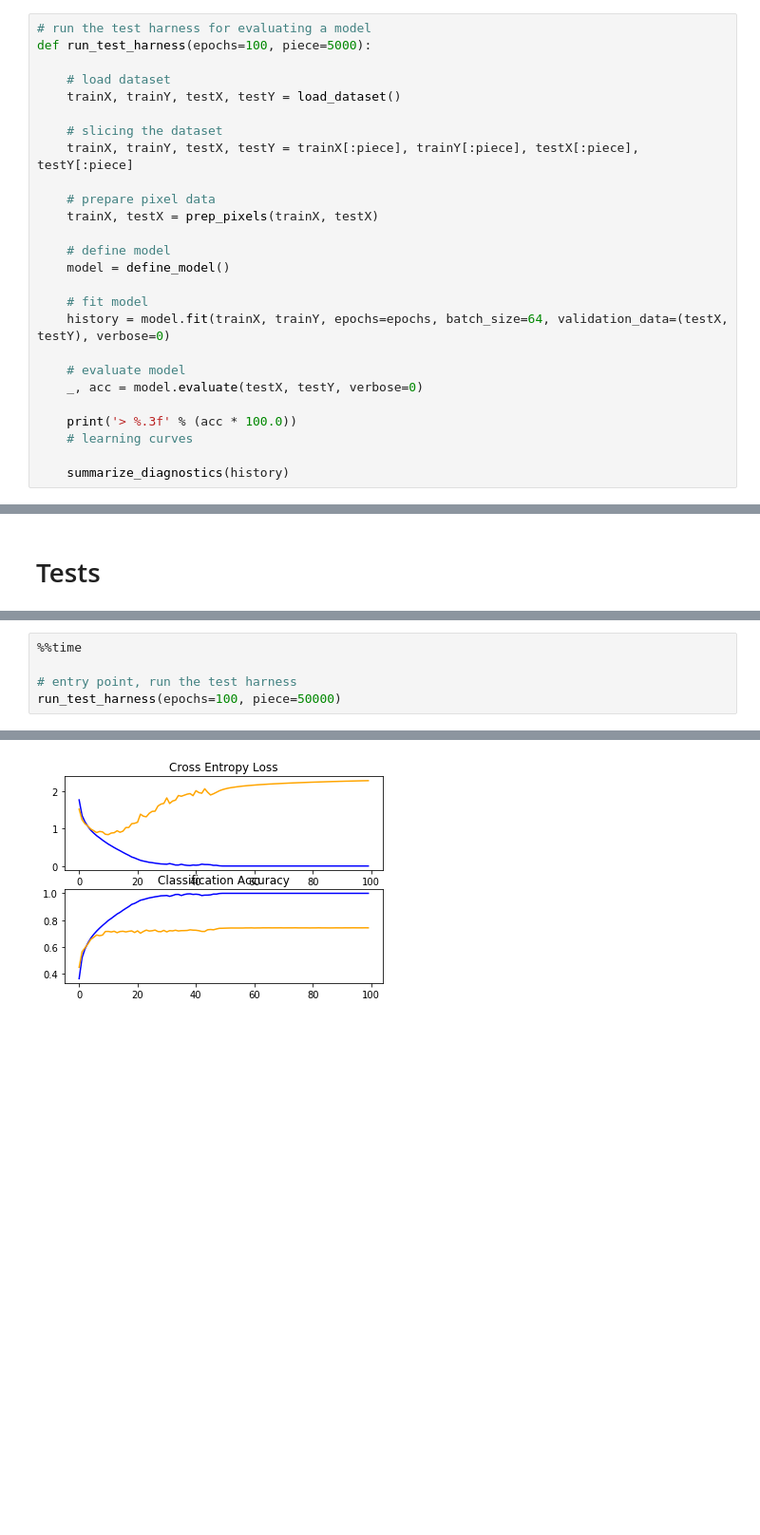
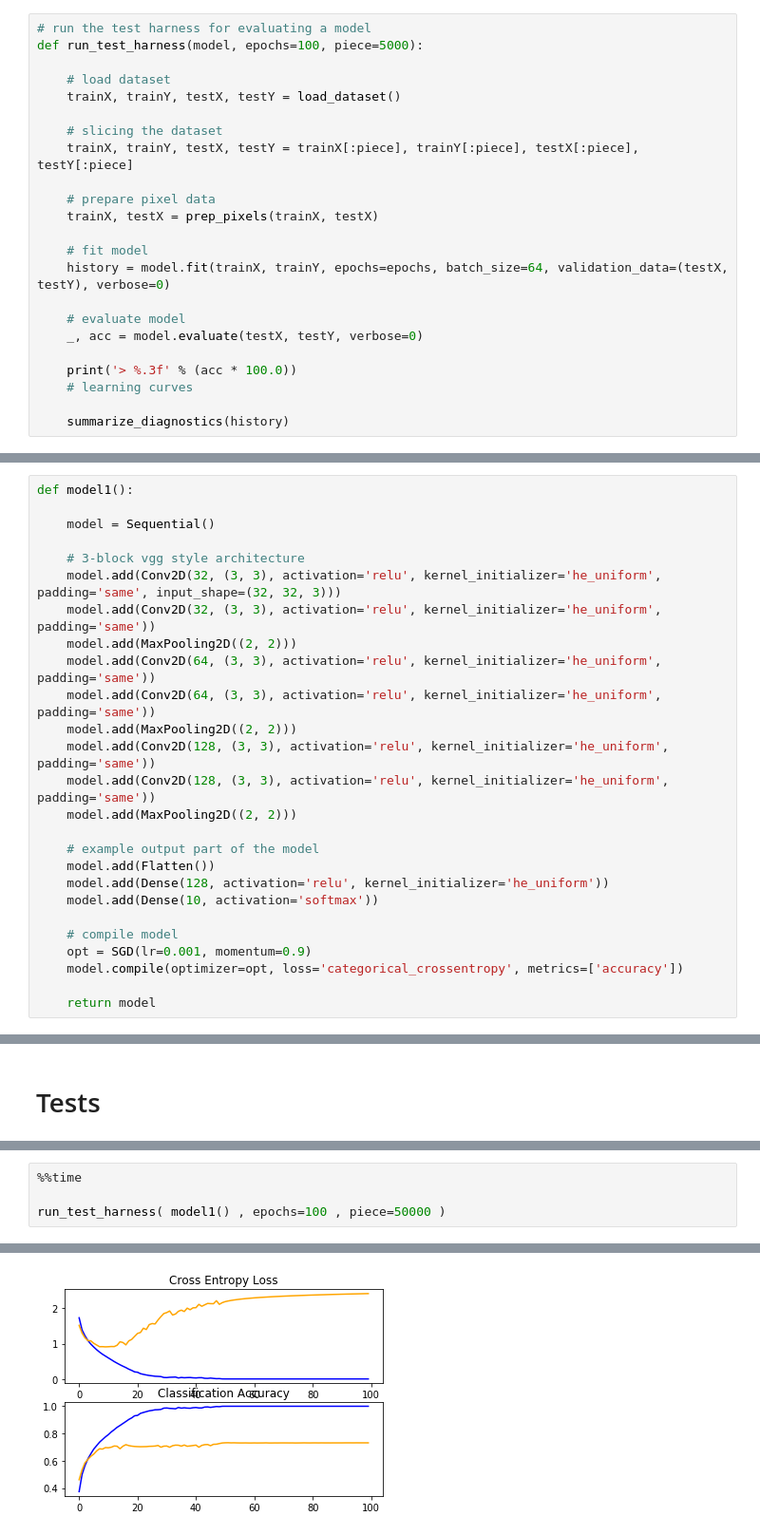
Before and after one commit to marcosacj/icnn, a Jupyter notebook: 02-keras-model.ipynb, the cells around one changed output, grey strips where cells are left out. Shown: that part at 95% size. Cells and saved outputs as stored; diff of their text form; blank space fills up the shorter version.

Commit message:
Improving and testing Keras model

```diff
--- a/02-keras-model.ipynb
+++ b/02-keras-model.ipynb
@@ -92,7 +68,7 @@ def summarize_diagnostics(history):
     pyplot.close()
 # %%
 # run the test harness for evaluating a model
-def run_test_harness(epochs=100, piece=5000):
+def run_test_harness(model, epochs=100, piece=5000):
 
     # load dataset
     trainX, trainY, testX, testY = load_dataset()
@@ -102,9 +78,6 @@ def run_test_harness(epochs=100, piece=5000):
 
     # prepare pixel data
     trainX, testX = prep_pixels(trainX, testX)
-
-    # define model
-    model = define_model()
 
     # fit model
     history = model.fit(trainX, trainY, epochs=epochs, batch_size=64, validation_data=(testX, testY), verbose=0)
@@ -118,0 +94,26 @@ def run_test_harness(epochs=100, piece=5000):
+# %%
+def model1():
+
+	model = Sequential()
+
+	# 3-block vgg style architecture
+	model.add(Conv2D(32, (3, 3), activation='relu', kernel_initializer='he_uniform', padding='same', input_shape=(32, 32, 3)))
+	model.add(Conv2D(32, (3, 3), activation='relu', kernel_initializer='he_uniform', padding='same'))
+	model.add(MaxPooling2D((2, 2)))
+	model.add(Conv2D(64, (3, 3), activation='relu', kernel_initializer='he_uniform', padding='same'))
+	model.add(Conv2D(64, (3, 3), activation='relu', kernel_initializer='he_uniform', padding='same'))
+	model.add(MaxPooling2D((2, 2)))
+	model.add(Conv2D(128, (3, 3), activation='relu', kernel_initializer='he_uniform', padding='same'))
+	model.add(Conv2D(128, (3, 3), activation='relu', kernel_initializer='he_uniform', padding='same'))
+	model.add(MaxPooling2D((2, 2)))
+
+	# example output part of the model
+	model.add(Flatten())
+	model.add(Dense(128, activation='relu', kernel_initializer='he_uniform'))
+	model.add(Dense(10, activation='softmax'))
+
+	# compile model
+	opt = SGD(lr=0.001, momentum=0.9)
+	model.compile(optimizer=opt, loss='categorical_crossentropy', metrics=['accuracy'])
+
+	return model
@@ -121,6 +182,5 @@ def run_test_harness(epochs=100, piece=5000):
 # %%
 %%time
 
-# entry point, run the test harness
-run_test_harness(epochs=100, piece=50000)
+run_test_harness( model1() , epochs=100 , piece=50000 )
 # %% [output]
@@ -128 +188 @@ run_test_harness(epochs=100, piece=50000)
-[figure, old version]
+[figure, new version]
```
Also changed, not shown: parts of 20 cells of this notebook.
